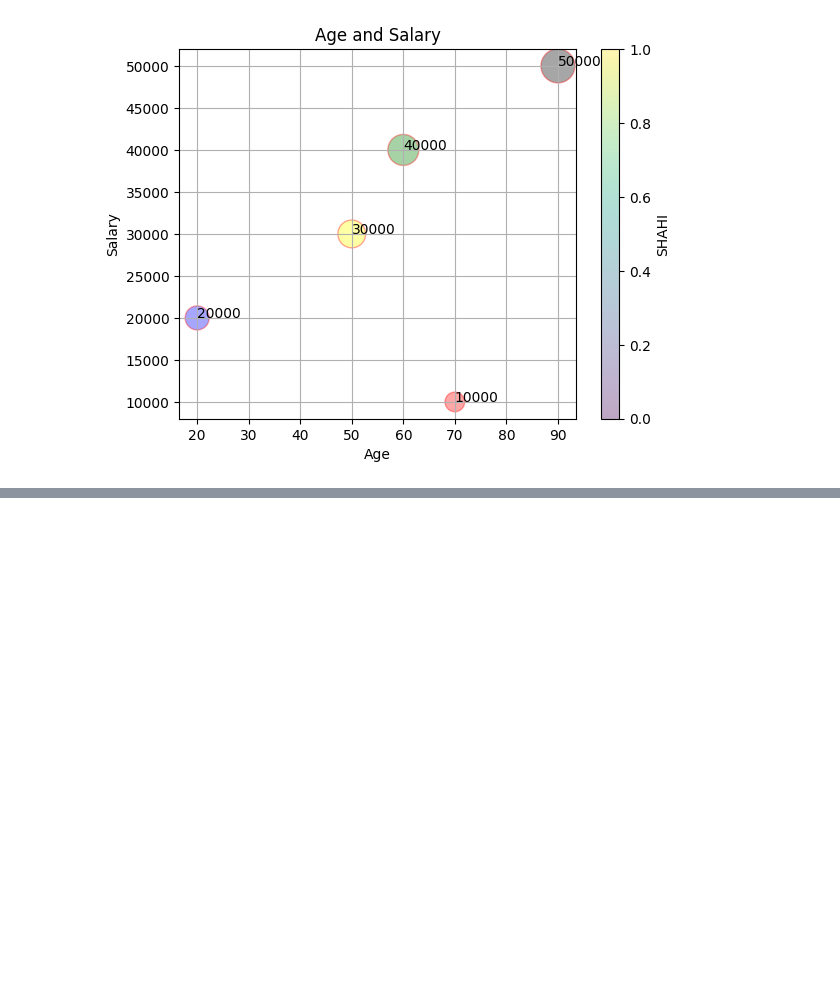
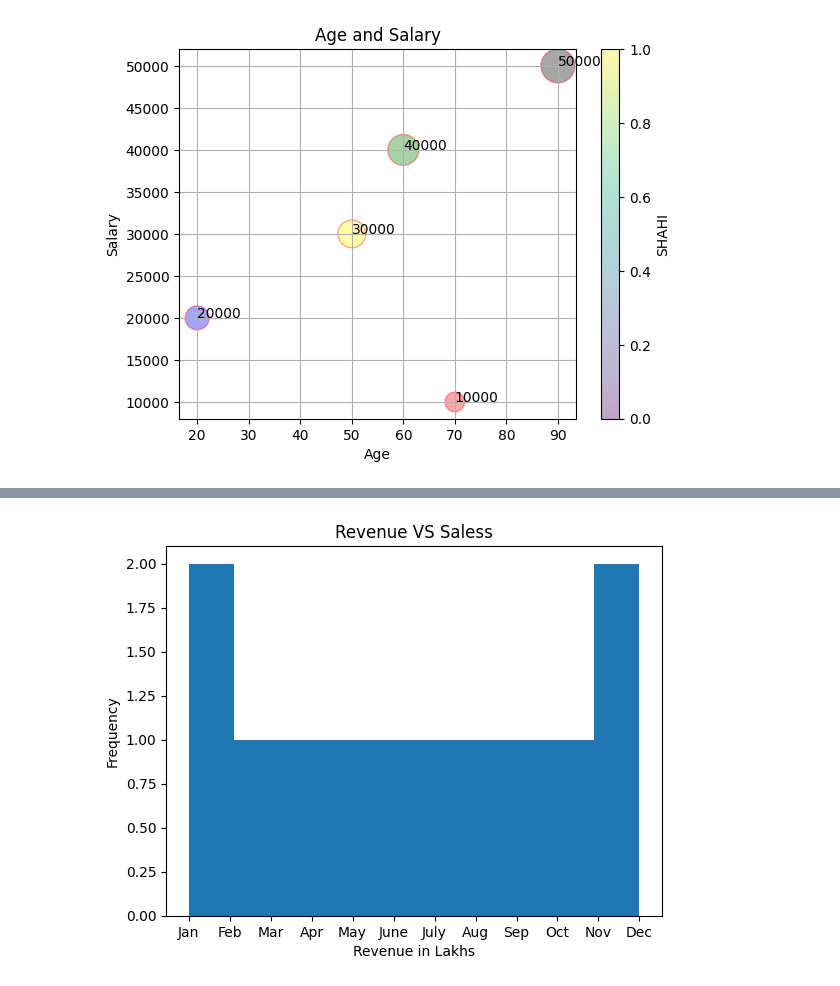
Before and after one commit to Ujjawal19Shahi/AI-in-Data-Science, a Jupyter notebook: MODULE_3.ipynb, the cells around one changed output, grey strips where cells are left out. Drawn from its saved outputs; the diff is of its cells as text; code cells hidden in the pictures; blank space fills up the shorter version.

```diff
--- a/MODULE_3.ipynb
+++ b/MODULE_3.ipynb
@@ -159,0 +179,9 @@ plt.show()
+# %%
+plt.hist(sale["Months"])
+plt.xlabel("Revenue in Lakhs")
+plt.ylabel("Frequency")
+plt.title("Revenue VS Saless")
+
+plt.show()
+# %% [output]
+[figure, added]
```
Also changed, not shown: parts of 3 cells of this notebook.
